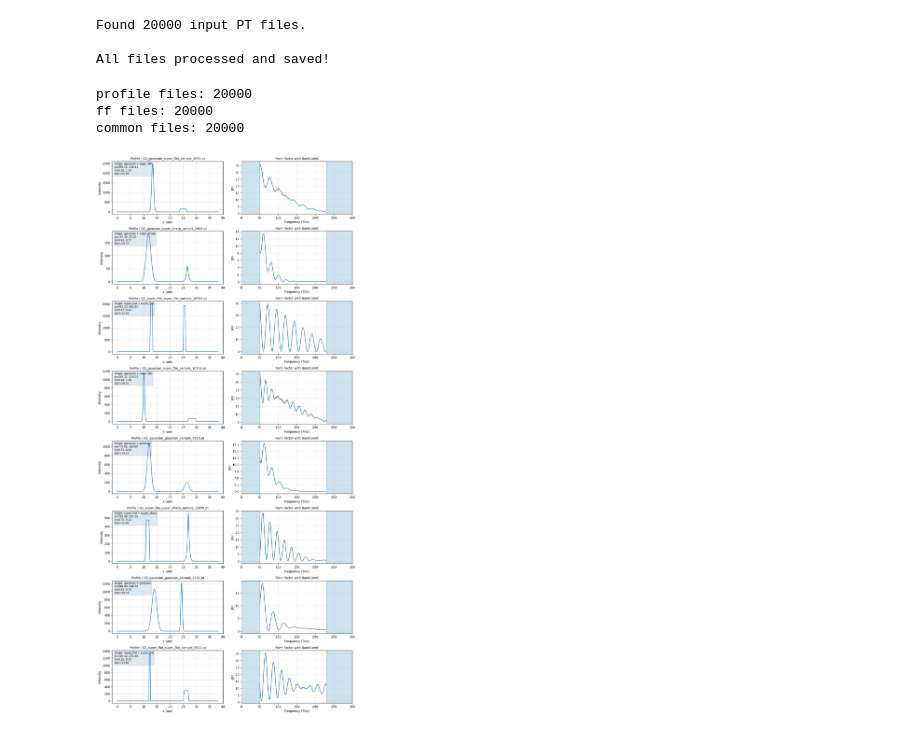
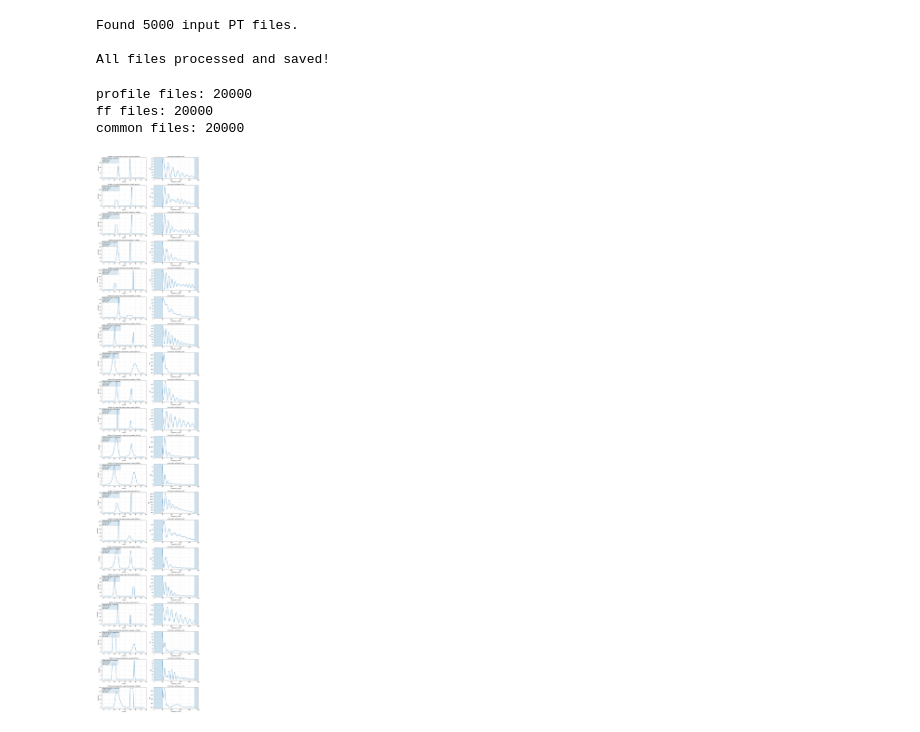
Before and after one commit to zewu-bi/Dilated_ResNet_phase_retrieval, a Jupyter notebook: form_factor_calculator.ipynb, the cells around one changed output. Cells and saved outputs as stored; diff of their text form; code cells hidden in the pictures.

```diff
--- a/form_factor_calculator.ipynb
+++ b/form_factor_calculator.ipynb
@@ -84,6 +13,6 @@ def resample_to_fixed_length(x, y, out_len=1024):
 # %%
-input_folder  = "./generated_beam_profile/G2_g_f_s/"
-output_folder = "./calculated_form_factor/G2_g_f_s/"
+input_folder  = "./generated_beam_profile/G1_g_f_s_a/"
+output_folder = "./calculated_form_factor/G1_g_f_s_a/"
 
 os.makedirs(output_folder, exist_ok=True)
 
@@ -153,19 +82,19 @@ for fname in csv_files:
 
 print("\nAll files processed and saved!")
 # %% [output]
-Found 20000 input PT files.
+Found 5000 input PT files.
 
 All files processed and saved!
 # %%
 os.environ["KMP_DUPLICATE_LIB_OK"] = "TRUE"
 
 # ====== 改这里 ======
-profile_folder = "./generated_beam_profile/G2_g_f_s/"
-ff_folder      = "./calculated_form_factor/G2_g_f_s/"
-n_show = 8
+profile_folder = "./generated_beam_profile/G2_g_f_s_a/"
+ff_folder      = "./calculated_form_factor/G2_g_f_s_a/"
+n_show = 20
 seed = 42
 
-f_min, f_max = 0, 300
+f_min, f_max = 0, 250
 band_low, band_high = 50, 230
 # ====================
 
@@ -228,31 +157,31 @@ else:
             ha="left",
             fontsize=8.5,
             bbox=dict(boxstyle="round", alpha=0.15)
         )
 
         # 右图：form factor + band-limit 遮挡
         ax2 = axes[i, 1]
         ax2.plot(freq, F2, linewidth=1.5)
 
         ax2.set_xlim(f_min, f_max)
 
         # 蓝色半透明遮挡区：0-50 和 230-300 THz
         ax2.axvspan(f_min, band_low, alpha=0.22)
         ax2.axvspan(band_high, f_max, alpha=0.22)
 
         # 标出 band-limit 边界
         ax2.axvline(band_low, linestyle="--", linewidth=1.0, alpha=0.8)
         ax2.axvline(band_high, linestyle="--", linewidth=1.0, alpha=0.8)
 
         ax2.set_title("Form Factor with Band Limit", fontsize=10)
         ax2.set_xlabel("Frequency (THz)")
         ax2.set_ylabel("|F|²")
         ax2.grid(True, alpha=0.3)
 
     plt.tight_layout()
     plt.show()
 # %% [output]
 profile files: 20000
 ff files: 20000
 common files: 20000
-[figure, old version]
+[figure, new version]
```
Also changed, not shown: parts of 1 cell of this notebook, 10 other files.
